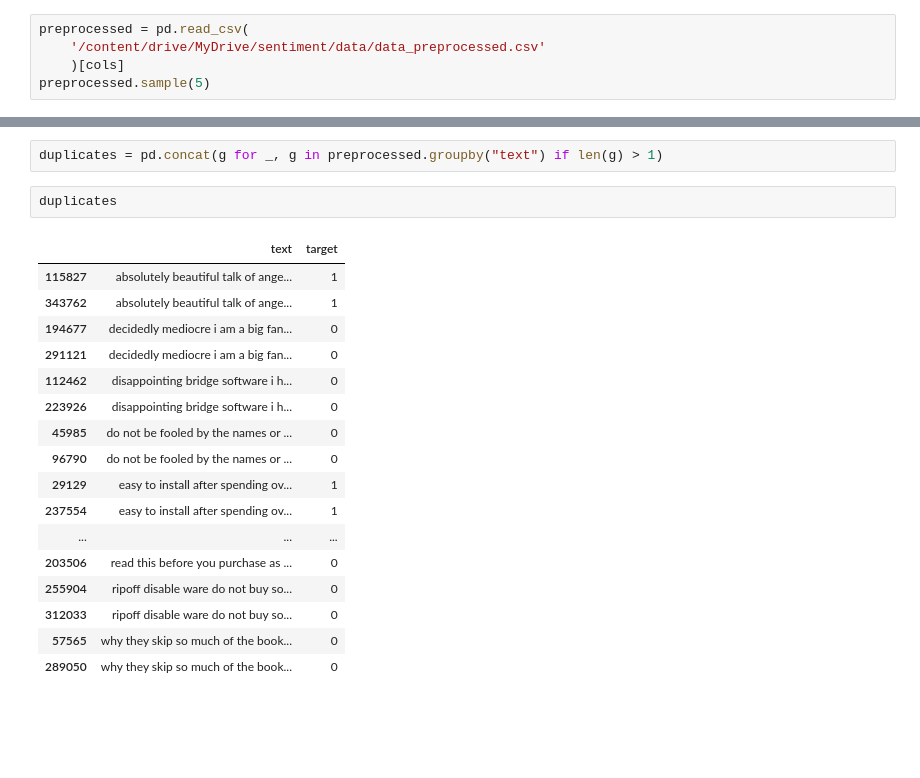
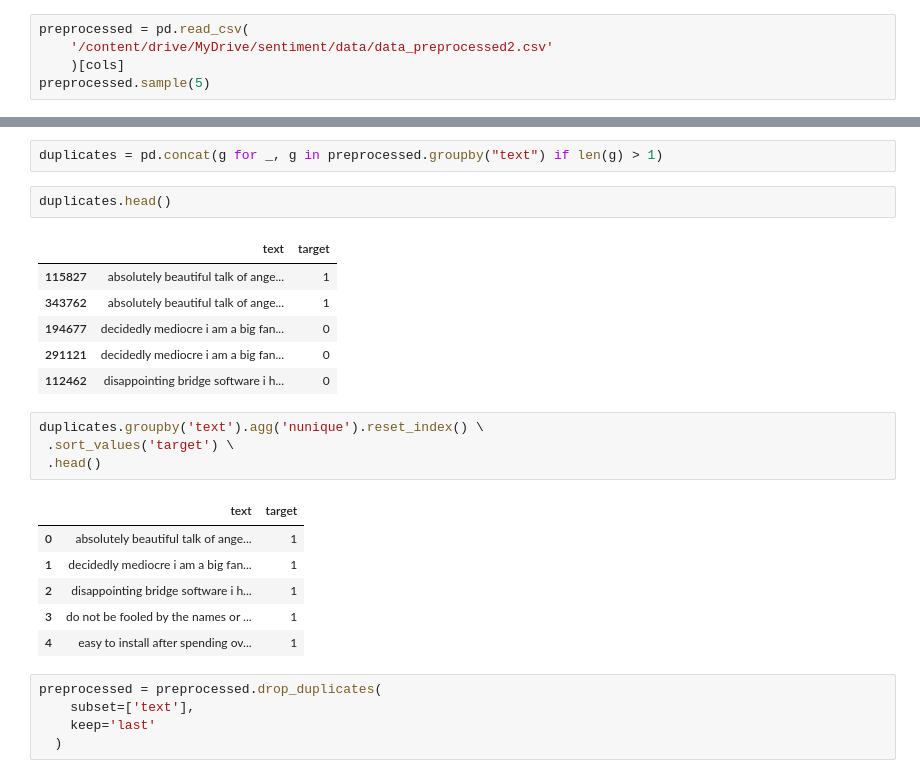
Before and after one commit to ppkgtmm/sentiment, a Jupyter notebook: EDA_amazon.ipynb, the cells around one changed output, grey strips where cells are left out. Cells and saved outputs as stored; diff of their text form; blank space fills up the shorter version.

```diff
--- a/EDA_amazon.ipynb
+++ b/EDA_amazon.ipynb
@@ -270,7 +270,7 @@ count_df.plot(kind='barh', x='word', y='proportion', rot=0, \
 [figure]
 # %%
 preprocessed = pd.read_csv(
-    '/content/drive/MyDrive/sentiment/data/data_preprocessed.csv'
+    '/content/drive/MyDrive/sentiment/data/data_preprocessed2.csv'
     )[cols]
 preprocessed.sample(5)
 # %% [output]
@@ -293,22 +293,27 @@ preprocessed[['text']].describe().transpose()
 # %%
 duplicates = pd.concat(g for _, g in preprocessed.groupby("text") if len(g) > 1)
 # %%
-duplicates
+duplicates.head()
 # %% [output]
 |  | text | target |
 | 115827 | absolutely beautiful talk of ange... | 1 |
 | 343762 | absolutely beautiful talk of ange... | 1 |
 | 194677 | decidedly mediocre i am a big fan... | 0 |
 | 291121 | decidedly mediocre i am a big fan... | 0 |
 | 112462 | disappointing bridge software i h... | 0 |
-| 223926 | disappointing bridge software i h... | 0 |
-| 45985 | do not be fooled by the names or ... | 0 |
-| 96790 | do not be fooled by the names or ... | 0 |
-| 29129 | easy to install after spending ov... | 1 |
-| 237554 | easy to install after spending ov... | 1 |
-| ... | ... | ... |
-| 203506 | read this before you purchase as ... | 0 |
-| 255904 | ripoff disable ware do not buy so... | 0 |
-| 312033 | ripoff disable ware do not buy so... | 0 |
-| 57565 | why they skip so much of the book... | 0 |
-| 289050 | why they skip so much of the book... | 0 |
+# %%
+duplicates.groupby('text').agg('nunique').reset_index() \
+ .sort_values('target') \
+ .head()
+# %% [output]
+|  | text | target |
+| 0 | absolutely beautiful talk of ange... | 1 |
+| 1 | decidedly mediocre i am a big fan... | 1 |
+| 2 | disappointing bridge software i h... | 1 |
+| 3 | do not be fooled by the names or ... | 1 |
+| 4 | easy to install after spending ov... | 1 |
+# %%
+preprocessed = preprocessed.drop_duplicates(
+    subset=['text'],
+    keep='last'
+  )
```
Also changed, not shown: parts of 3 cells of this notebook.
